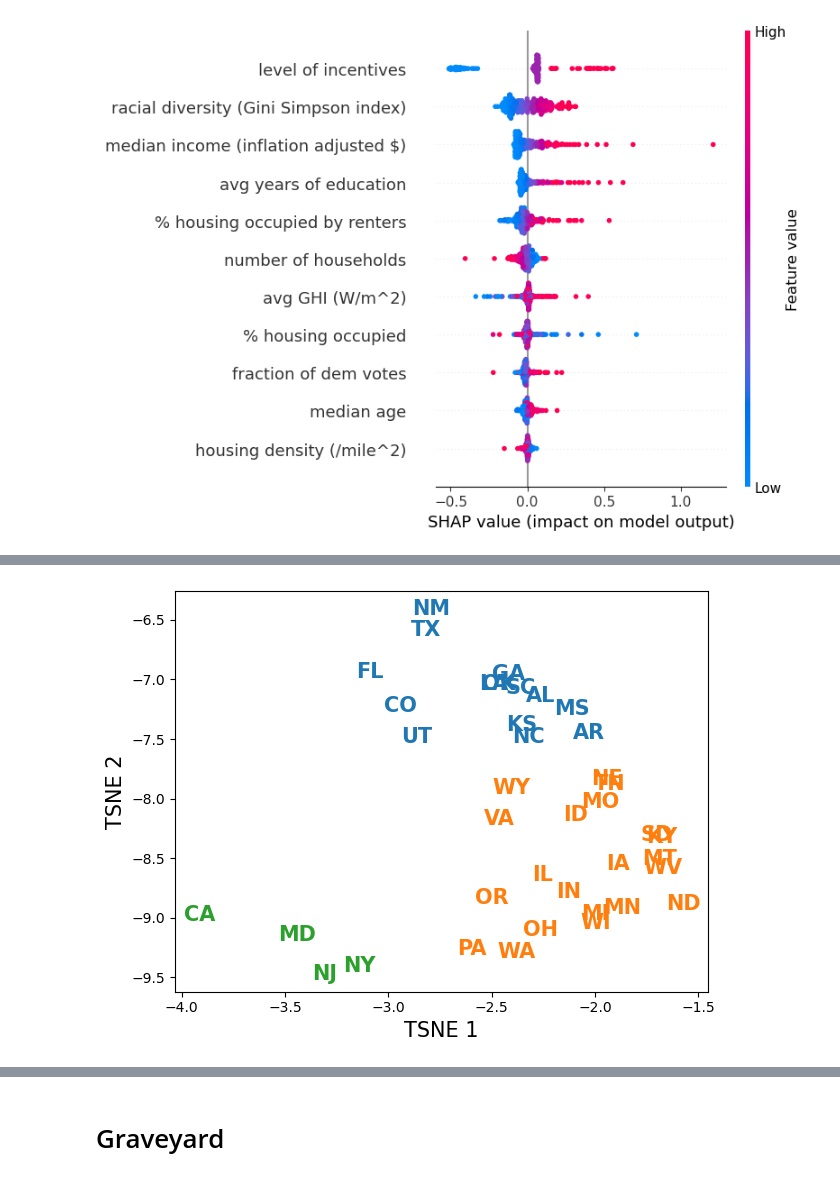
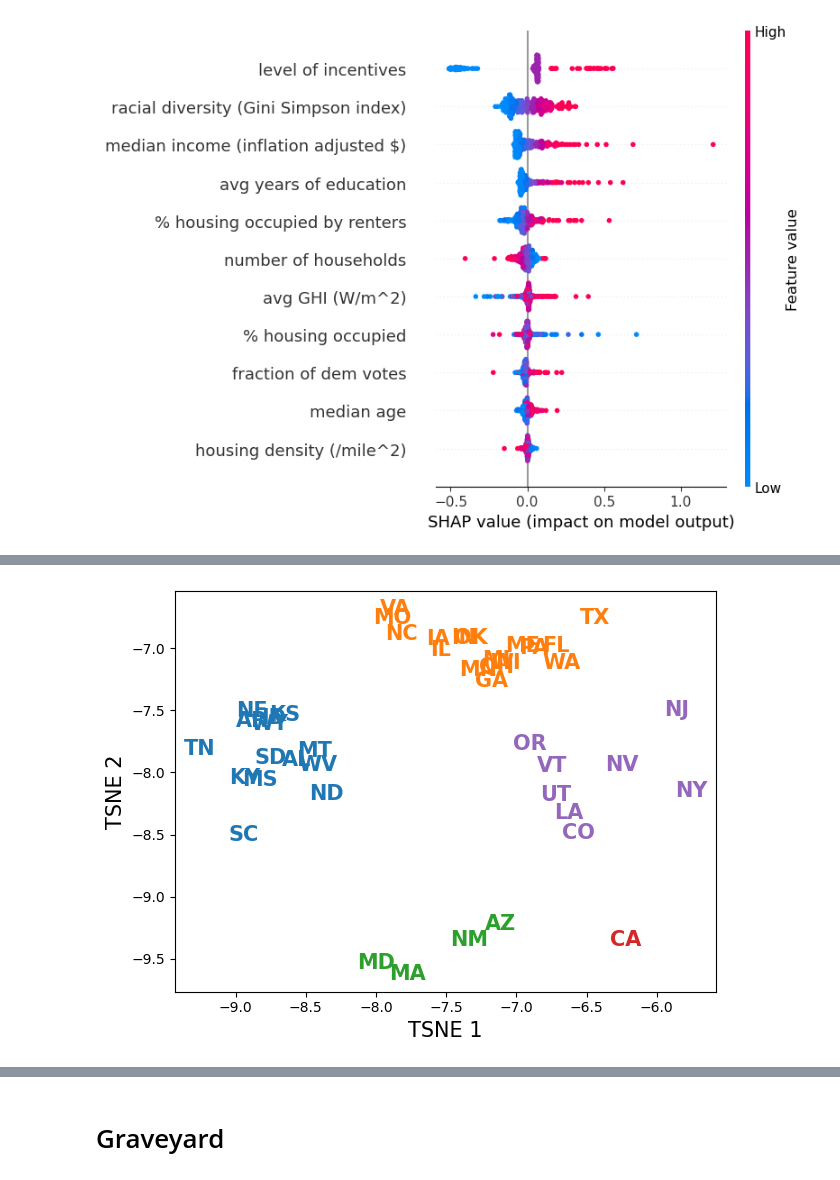
Before and after one commit to montanel/1.C51-Project, a Jupyter notebook: Luca/models_comparison_full_search.ipynb, the cells around one changed output, grey strips where cells are left out. Cells and saved outputs as stored; diff of their text form; code cells hidden in the pictures.

Commit message:
updated presentation and images

```diff
--- a/Luca/models_comparison_full_search.ipynb
+++ b/Luca/models_comparison_full_search.ipynb
@@ -919,0 +1028,15 @@ shap_vals = np.array(list(shaps.values()))
+# %%
+inertias = []
+ks = np.arange(2, 8)
+
+for k in ks:
+    s = []
+    i = []
+    for _ in range(5):
+        km = KMeans(n_clusters=k)
+        clusters = km.fit_predict(to_project)
+        i.append(km.inertia_)
+
+    inertias.append(i)
+
+inertias = np.array(inertias)
@@ -920,26 +1057,32 @@ shap_vals = np.array(list(shaps.values()))
 # %%
-km = KMeans(n_clusters=3)
-clusters = km.fit_predict(shap_vals)
+km = KMeans(n_clusters=5)
+clusters = km.fit_predict(to_project)
 
-pca = PCA(n_components=2)
-shap_vals_proj = pca.fit_transform(shap_vals)
-
-tsne = TSNE(n_components=2)
-shap_vals_proj = tsne.fit_transform(shap_vals)
+pca_proj = False
+if pca_proj:
+    pca = PCA(n_components=2)
+    proj = pca.fit_transform(to_project)
+else:
+    tsne = TSNE(n_components=2)
+    proj = tsne.fit_transform(to_project)
 # %%
 fig, ax = plt.subplots()
 
-ax.scatter(shap_vals_proj[:,0], shap_vals_proj[:,1], alpha=0)
+ax.scatter(proj[:,0], proj[:,1], alpha=0)
 
-for c in range(3):
-    for s, p in zip(np.array(list(shaps.keys()))[clusters==c], shap_vals_proj[clusters==c]):
+for c in range(km.n_clusters):
+    for s, p in zip(np.array(list(state_features.keys()))[clusters==c], proj[clusters==c]):
         ax.text(p[0], p[1], s, fontsize=15, ha='center', va='center', c=plt_colours[c], fontweight='bold')
 
-ax.set_xlabel("TSNE 1", fontsize=15)
-ax.set_ylabel("TSNE 2", fontsize=15)
+if pca_proj:
+    ax.set_xlabel("PCA 1", fontsize=15)
+    ax.set_ylabel("PCA 2", fontsize=15)
+else:
+    ax.set_xlabel("TSNE 1", fontsize=15)
+    ax.set_ylabel("TSNE 2", fontsize=15)
 
 fig.tight_layout()
 # fig.savefig("../images/states_clustered_NN.png", dpi=150)
 # %% [output]
-[figure, old version]
+[figure, new version]
 # %%
```
Also changed, not shown: parts of 17 cells of this notebook, 6 other files.
